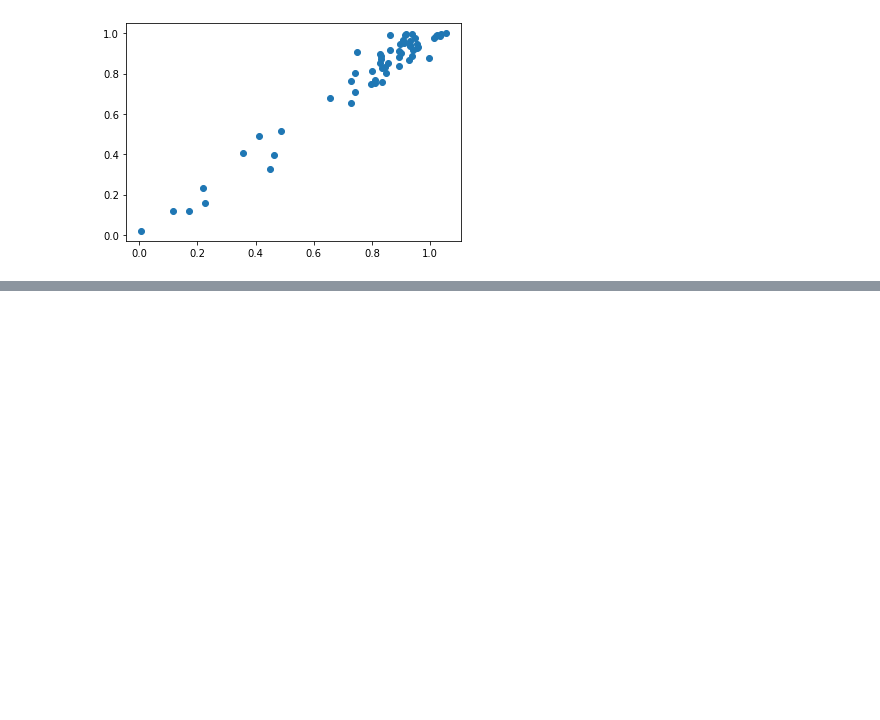
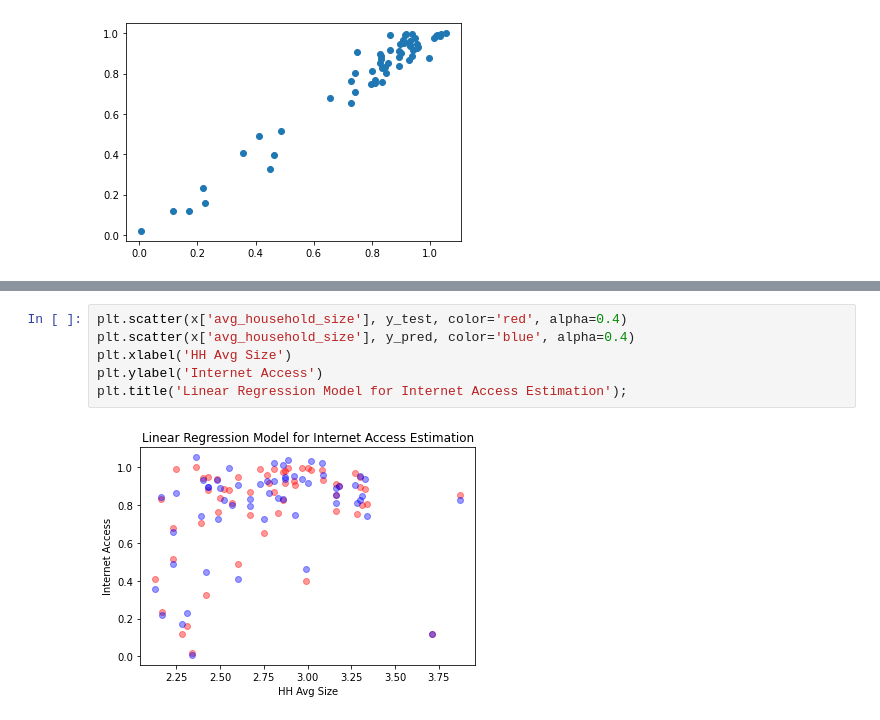
Before and after one commit to sloth143chunk/Internet_Access_Analysis, a Jupyter notebook: notebook/multiple_linear_regression.ipynb, the cells around one changed output, grey strips where cells are left out. Drawn from its saved outputs; the diff is of its cells as text; blank space fills up the shorter version.

```diff
--- a/notebook/multiple_linear_regression.ipynb
+++ b/notebook/multiple_linear_regression.ipynb
@@ -130,0 +196,8 @@ plt.show()
+# %%
+plt.scatter(x['avg_household_size'], y_test, color='red', alpha=0.4)
+plt.scatter(x['avg_household_size'], y_pred, color='blue', alpha=0.4)
+plt.xlabel('HH Avg Size')
+plt.ylabel('Internet Access')
+plt.title('Linear Regression Model for Internet Access Estimation');
+# %% [output]
+[figure, added]
```
Also changed, not shown: parts of 17 cells of this notebook, 4 other files.
